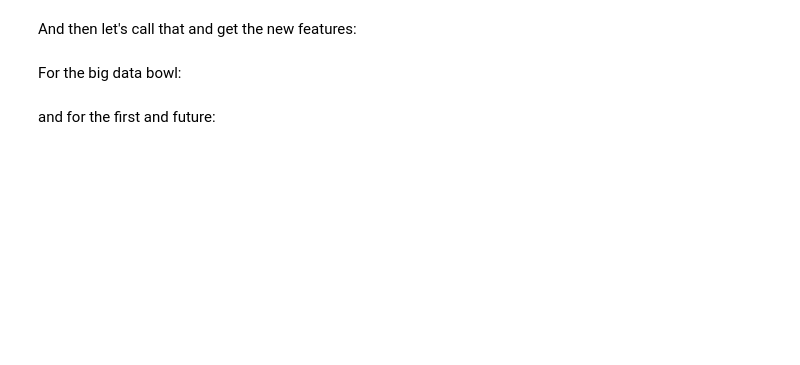
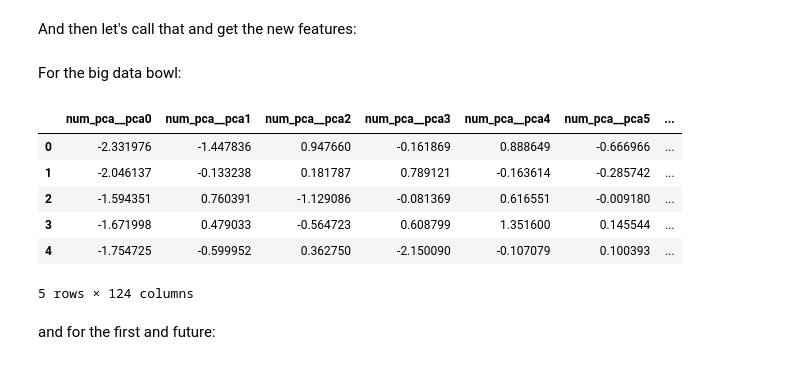
Before and after one commit to LeeMcFarling/AFL_Project_backup, a Jupyter notebook: Week_3.ipynb, the cells around one changed output. Drawn from its saved outputs; the diff is of its cells as text; code cells hidden in the pictures; blank space fills up the shorter version.

```diff
--- a/Week_3.ipynb
+++ b/Week_3.ipynb
@@ -334,15 +320,24 @@ For the big data bowl:
 X = BDB_All_Plays_Model_Ready.drop(columns=['Inj_Occured'])
 y = BDB_All_Plays_Model_Ready['Inj_Occured']
-# %%
-with warnings.catch_warnings():
-    warnings.filterwarnings("ignore", category=ConvergenceWarning)
-
-    pipe.fit(X, y)
-
-mask = pipe.named_steps['sfs'].get_support()
-feat_names = pipe.named_steps['pre'].get_feature_names_out()   # names include 'num_pca__pca0', 'cat__Feature_X'
-bdb_pca_selected = [f for f, m in zip(feat_names, mask) if m]
-print(bdb_pca_selected)
+# %%
+
+Z = pre.fit_transform(X)
+feat_names = pre.get_feature_names_out()
+
+cols_clean = list_strip(feat_names)
+
+Z_df = pd.DataFrame(Z, columns=cols_clean, index=X.index)
+BDB_PCA_Features = Z_df.join(y)
+# %%
+BDB_PCA_Features.head()
+# %% [output]
+|  | num_pca__pca0 | num_pca__pca1 | num_pca__pca2 | num_pca__pca3 | num_pca__pca4 | num_pca__pca5 | ... |
+| 0 | -2.331976 | -1.447836 | 0.947660 | -0.161869 | 0.888649 | -0.666966 | ... |
+| 1 | -2.046137 | -0.133238 | 0.181787 | 0.789121 | -0.163614 | -0.285742 | ... |
+| 2 | -1.594351 | 0.760391 | -1.129086 | -0.081369 | 0.616551 | -0.009180 | ... |
+| 3 | -1.671998 | 0.479033 | -0.564723 | 0.608799 | 1.351600 | 0.145544 | ... |
+| 4 | -1.754725 | -0.599952 | 0.362750 | -2.150090 | -0.107079 | 0.100393 | ... |
+5 rows × 124 columns
 # %% [markdown]
 and for the first and future:
 # %%
```
Also changed, not shown: parts of 16 cells of this notebook.
